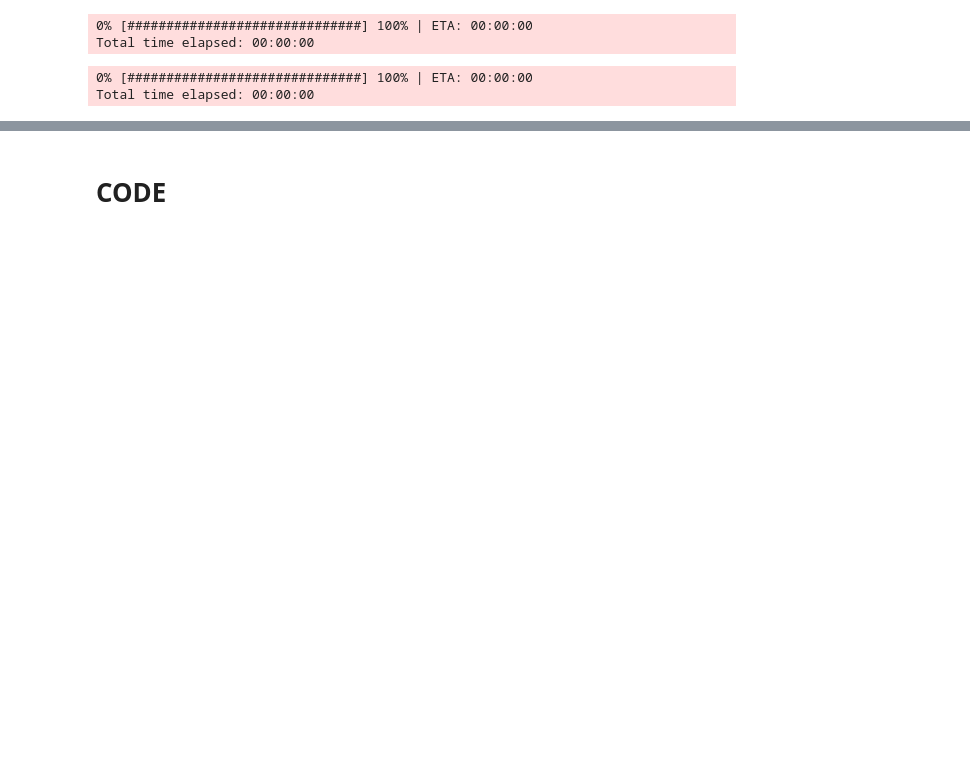
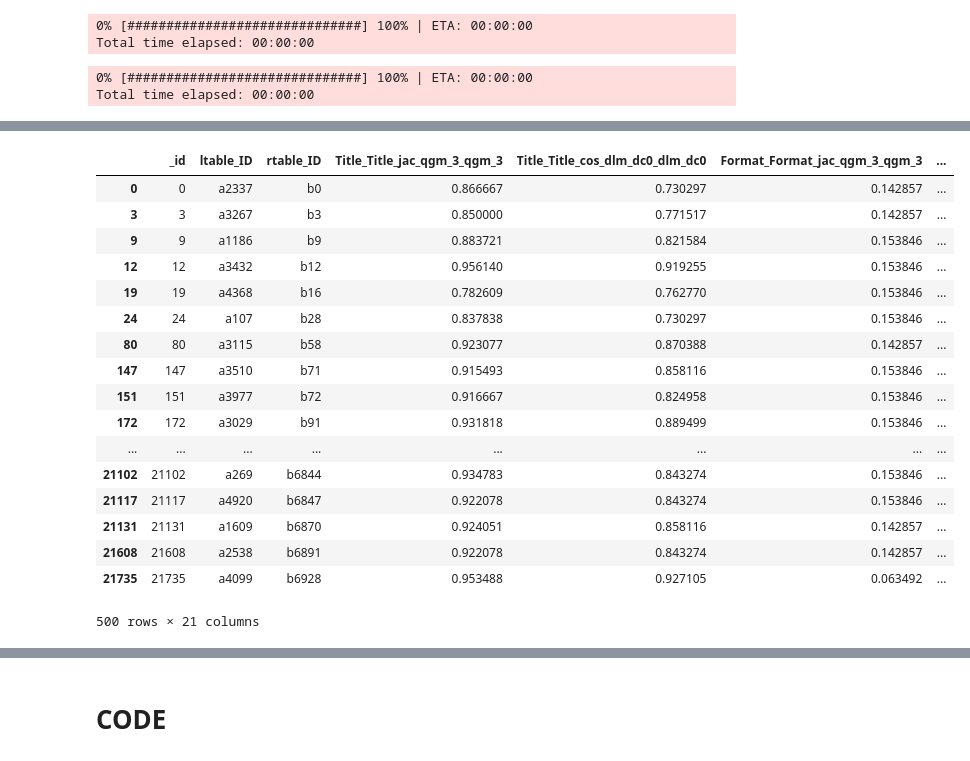
Before and after one commit to iphyer/CS839_DataScience_ClassProject, a Jupyter notebook: stage3/code/blocker.ipynb, the cells around one changed output, grey strips where cells are left out. Saved outputs shown, nothing was run; the diff lists cells and outputs as text; code cells hidden in the pictures; blank space fills up the shorter version.

```diff
--- a/stage3/code/blocker.ipynb
+++ b/stage3/code/blocker.ipynb
@@ -66,0 +154,6 @@ S
+# %%
+match_t = em.get_tokenizers_for_matching()
+match_s = em.get_sim_funs_for_matching()
+r = em.get_feature_fn('jaccard(dlm_dc0(ltuple["Title"]), dlm_dc0(rtuple["Title"]))', match_t, match_s)
+# %%
+em.add_feature(match_f, 'Title_Title_jac_dlm_dc0_dlm_dc0', r)
@@ -66,0 +167,7 @@ S
+# %%
+feature1 = ['Title_Title_jac_dlm_dc0_dlm_dc0(ltuple, rtuple)']
+em.add_feature(match_f, 'feature1', r)
+rb.add_rule(rule1, block_f)
+G = rb.block_candset(F)
+# %%
+H = em.extract_feature_vecs(S, feature_table=match_f, attrs_after=['label'])
@@ -66,0 +177,21 @@ S
+# %%
+H
+# %% [output]
+|  | _id | ltable_ID | rtable_ID | Title_Title_jac_qgm_3_qgm_3 | Title_Title_cos_dlm_dc0_dlm_dc0 | Format_Format_jac_qgm_3_qgm_3 | ... |
+| 0 | 0 | a2337 | b0 | 0.866667 | 0.730297 | 0.142857 | ... |
+| 3 | 3 | a3267 | b3 | 0.850000 | 0.771517 | 0.142857 | ... |
+| 9 | 9 | a1186 | b9 | 0.883721 | 0.821584 | 0.153846 | ... |
+| 12 | 12 | a3432 | b12 | 0.956140 | 0.919255 | 0.153846 | ... |
+| 19 | 19 | a4368 | b16 | 0.782609 | 0.762770 | 0.153846 | ... |
+| 24 | 24 | a107 | b28 | 0.837838 | 0.730297 | 0.153846 | ... |
+| 80 | 80 | a3115 | b58 | 0.923077 | 0.870388 | 0.142857 | ... |
+| 147 | 147 | a3510 | b71 | 0.915493 | 0.858116 | 0.153846 | ... |
+| 151 | 151 | a3977 | b72 | 0.916667 | 0.824958 | 0.153846 | ... |
+| 172 | 172 | a3029 | b91 | 0.931818 | 0.889499 | 0.153846 | ... |
+| ... | ... | ... | ... | ... | ... | ... | ... |
+| 21102 | 21102 | a269 | b6844 | 0.934783 | 0.843274 | 0.153846 | ... |
+| 21117 | 21117 | a4920 | b6847 | 0.922078 | 0.843274 | 0.153846 | ... |
+| 21131 | 21131 | a1609 | b6870 | 0.924051 | 0.858116 | 0.142857 | ... |
+| 21608 | 21608 | a2538 | b6891 | 0.922078 | 0.843274 | 0.142857 | ... |
+| 21735 | 21735 | a4099 | b6928 | 0.953488 | 0.927105 | 0.063492 | ... |
+500 rows × 21 columns
```
Also changed, not shown: parts of 35 cells of this notebook.
